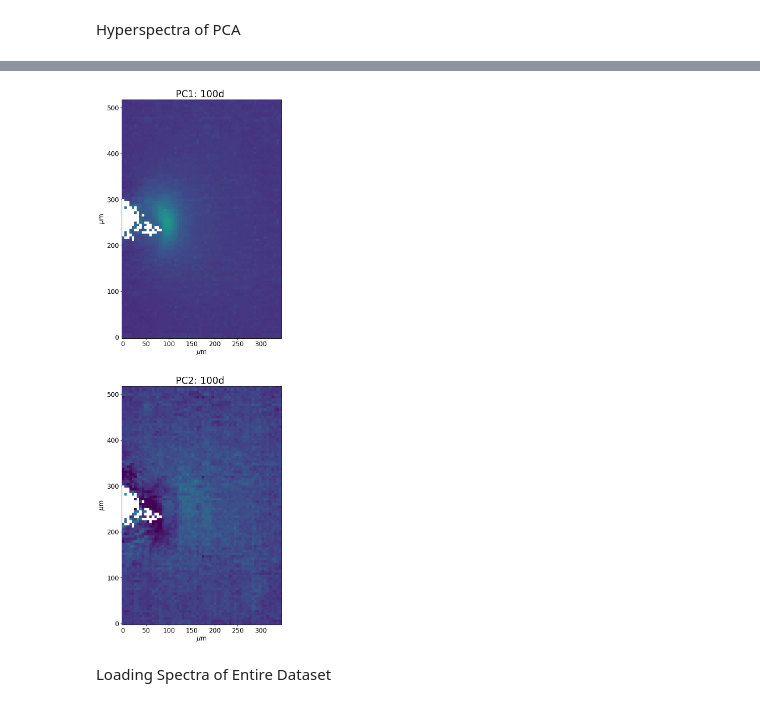
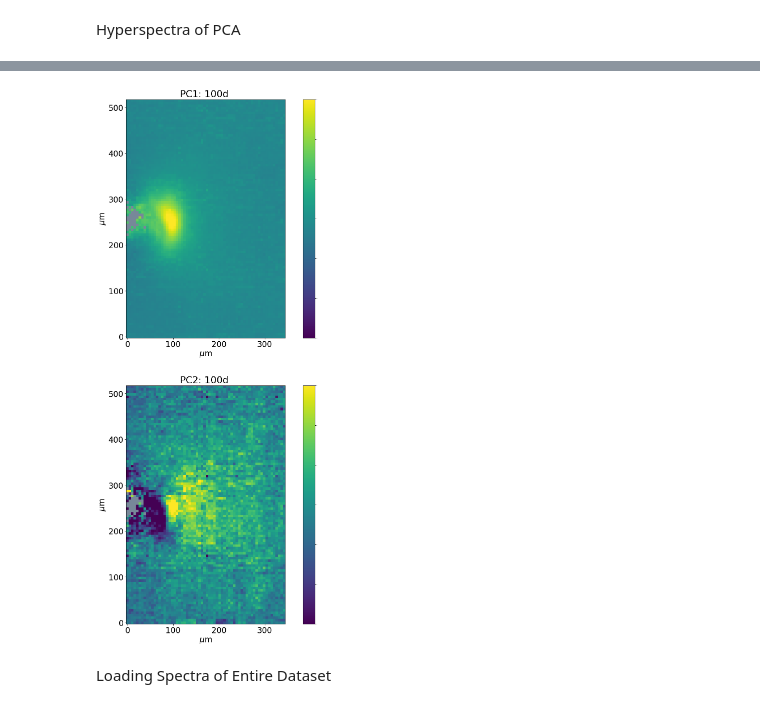
Before and after one commit to Zachery-Evans/DBSCAN_Feature_Extraction, a Jupyter notebook: PCA.ipynb, the cells around one changed output, grey strips where cells are left out. Saved outputs shown, nothing was run; the diff lists cells and outputs as text; code cells hidden in the pictures.

```diff
--- a/PCA.ipynb
+++ b/PCA.ipynb
@@ -328,14 +387,14 @@ for key in keys:
 # %% [markdown]
 Plotting the spectra of each Cluster as a Function of Time
 # %%
-fig, ax = plt.subplots(figsize=(12, 8))
+fig, ax = plt.subplots(figsize=(16, 8))
 
 cmap = plt.get_cmap('viridis')
 colors = cmap(np.linspace(0, 0.8, len(cluster1_spectra)))
 
 ax.set_ylabel('Absorbance', fontsize=18)
 ax.set_xlabel(r'Wavenumbers ($cm^{-1}$)', fontsize=18)
-ax.set_title("Cluster 1 Spectra", fontsize=18)
+#ax.set_title("Cluster 1 Spectra", fontsize=18)
 
 for i in range(len(cluster1_spectra)):
         ax.plot(frequencies, cluster1_spectra[i], color=colors[i], linewidth=4)
@@ -346,21 +405,21 @@ ax.xaxis.set_major_locator(ticker.MultipleLocator(100))
 ax.xaxis.set_minor_locator(ticker.MultipleLocator(50))
 ax.legend(labels=[key[:-5] for key in keys],
         fontsize=18, loc='upper right',
-        bbox_to_anchor=(0.7, 0.5, 0.5, 0.5))
+        bbox_to_anchor=(0.65, 0.5, 0.5, 0.5))
 ax.tick_params(axis='y', labelsize=0)
 
 ax.set_xlim(frequencies[-1], frequencies[0])
 ax.grid(True)
+plt.savefig('hotspot_spectra.png', bbox_inches='tight')
 
-
-fig, ax = plt.subplots(figsize=(12, 8))
+fig, ax = plt.subplots(figsize=(16, 8))
 
 cmap = plt.get_cmap('viridis')
 colors = cmap(np.linspace(0, 0.8, len(cluster2_spectra)))
 
 ax.set_ylabel('Absorbance', fontsize=18)
 ax.set_xlabel(r'Wavenumbers ($cm^{-1}$)', fontsize=18)
-ax.set_title("Cluster 2 Spectra", fontsize=18)
+#ax.set_title("Cluster 2 Spectra", fontsize=18)
 
 for i in range(len(cluster2_spectra)):
         ax.plot(frequencies, cluster2_spectra[i], color=colors[i], linewidth=4)
@@ -371,9 +430,10 @@ ax.xaxis.set_major_locator(ticker.MultipleLocator(100))
 ax.xaxis.set_minor_locator(ticker.MultipleLocator(50))
 ax.legend(labels=[key[:-5] for key in keys],
         fontsize=18, loc='upper right',
-        bbox_to_anchor=(0.7, 0.5, 0.5, 0.5))
+        bbox_to_anchor=(0.65, 0.5, 0.5, 0.5))
 ax.tick_params(axis='y', labelsize=0)
 
 ax.set_xlim(frequencies[-1], frequencies[0])
 ax.grid(True)
+plt.savefig('bulk_spectra.png', bbox_inches='tight')
 # %% [output]
@@ -450,6 +523,7 @@ ani.save("./bulk_spectra.gif", writer="pillow")
 # %% [markdown]
 Hyperspectra of PCA
 # %%
+from mpl_toolkits.axes_grid1 import make_axes_locatable
 PC1_list = []*len(keys)
 PC2_list = []*len(keys)
 
@@ -478,7 +552,7 @@ for i, key in enumerate(keys):
 
     PC_inputData = training_df[wavenumbers].copy()
 
-    PCA_output = IR_PCA(PC_inputData, PCs, normalize=True)
+    PCA_output = IR_PCA(PC_inputData, PCs, normalize=False)
 
     PC_df = PCA_output[0]
     PC_df['map_x'] = Map_x2
@@ -497,32 +571,31 @@ PC1
 
 """
 
-cmap1 = plt.get_cmap('viridis')
-colors = cmap1(np.linspace(0, 0.8, len(PC1_list)))
-
 ax1 = fig.add_subplot(211)
 # Initial frame
 mesh1 = ax1.pcolormesh(
     X,
     Y,
     PC1_list[0],
-    shading="auto",
-    cmap=cmap
+    vmin=-15,
+    vmax=15
 )
 
-ax1.tick_params(axis='x', labelsize=16)
-ax1.tick_params(axis='y', labelsize=16)
+cbar = plt.colorbar(mesh1, ax=ax1)
+cbar.ax.tick_params(labelsize=0)
 
-ax1.set_xlabel(f'$\mu$m', fontsize=16)
-ax1.set_ylabel(f'$\mu$m', fontsize=16)
+ax1.tick_params(axis='x', labelsize=20)
+ax1.tick_params(axis='y', labelsize=20)
 
+ax1.set_xlabel(f'$\mu$m', fontsize=20)
+ax1.set_ylabel(f'$\mu$m', fontsize=20)
+
+ax1.set_aspect('equal')
+ax1.set_facecolor('lightslategray')
 """
 PC2
 
 """
-
-cmap2 = plt.get_cmap('viridis')
-colors = cmap2(np.linspace(0, 0.8, len(PC2_list)))
 
 ax2 = fig.add_subplot(212)
 # Initial frame
@@ -530,25 +603,21 @@ mesh2 = ax2.pcolormesh(
     X,
     Y,
     PC2_list[0],
-    shading="auto",
-    cmap=cmap
+    vmin=-3,
+    vmax=3
 )
 
-ax1.tick_params(axis='x', labelsize=16)
-ax1.tick_params(axis='y', labelsize=16)
+cbar = plt.colorbar(mesh2, ax=ax2)
+cbar.ax.tick_params(labelsize=0)
 
-ax1.set_xlabel(f'$\mu$m', fontsize=16)
-ax1.set_ylabel(f'$\mu$m', fontsize=16)
+ax2.tick_params(axis='x', labelsize=20)
+ax2.tick_params(axis='y', labelsize=20)
 
-ax1.set_aspect('equal')
-
-ax2.tick_params(axis='x', labelsize=16)
-ax2.tick_params(axis='y', labelsize=16)
-
-ax2.set_xlabel(f'$\mu$m', fontsize=16)
-ax2.set_ylabel(f'$\mu$m', fontsize=16)
+ax2.set_xlabel(f'$\mu$m', fontsize=20)
+ax2.set_ylabel(f'$\mu$m', fontsize=20)
 
 ax2.set_aspect('equal')
+ax2.set_facecolor('lightslategray')
 
 # Optional titles for each frame
 titles1 = [f"PC1: {key[:-5]}" for key in keys]
@@ -569,7 +638,7 @@ ani = FuncAnimation(
     fig,
     animate,
     frames=len(PC1_list),
-    interval=800,
+    interval=1000,
     blit=False,
     repeat=False
 )
@@ -596,4 +665,4 @@ Explained variation per principal component: [0.46746958 0.12710663 0.07630653 0
-[figure, old version]
+[figure, new version]
 # %% [markdown]
 Loading Spectra of Entire Dataset
 # %%
```
Also changed, not shown: parts of 7 cells of this notebook, 8 other files.
